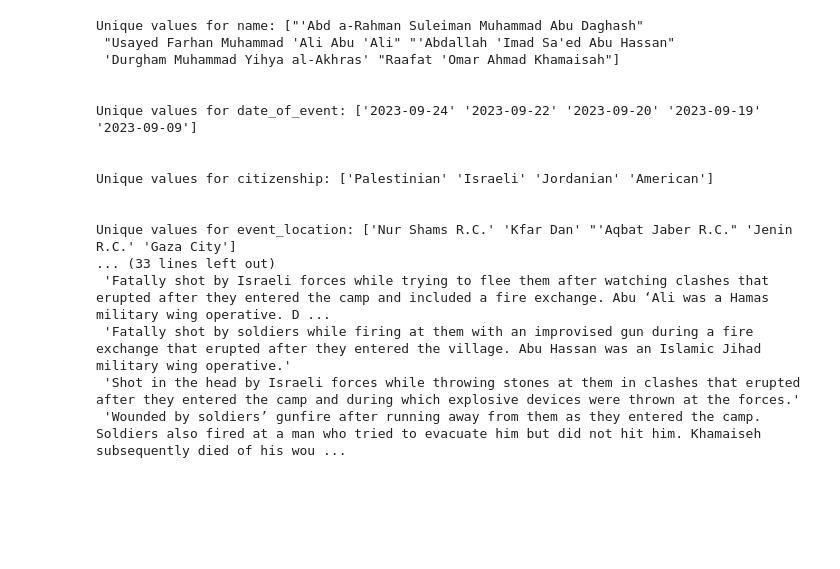
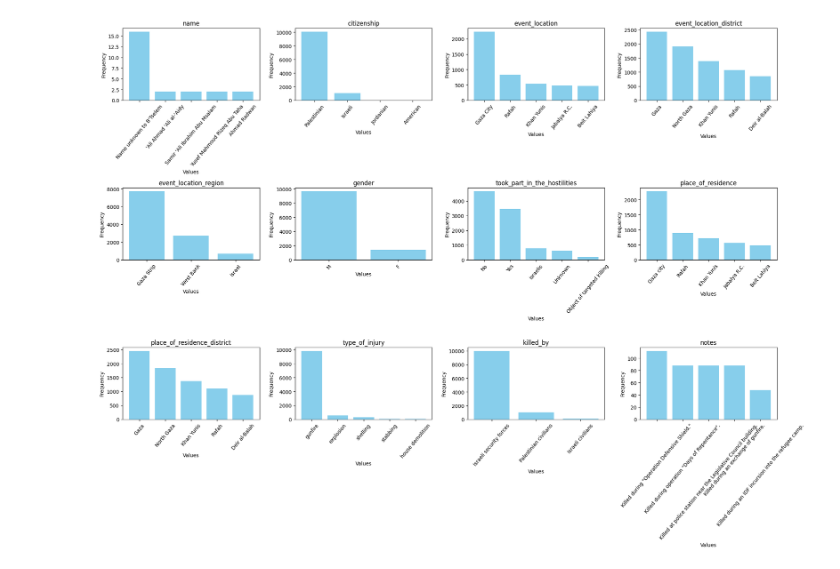
Before and after one commit to khuevo098/ProgrammingForDS-FinalProject, a Jupyter notebook: Source.ipynb, the cells around one changed output. Drawn from its saved outputs; the diff is of its cells as text; code cells hidden in the pictures; blank space fills up the shorter version.

```diff
--- a/Source.ipynb
+++ b/Source.ipynb
@@ -103,0 +134,4 @@ for column in numerical_columns:
+# %%
+# Convert 'date_of_event', 'date_of_death' columns to datetime type
+fatality_df['date_of_event'] = pd.to_datetime(fatality_df['date_of_event'])
+fatality_df['date_of_death'] = pd.to_datetime(fatality_df['date_of_death'])
@@ -103,0 +250,18 @@ for column in numerical_columns:
+# %%
+# Setting view
+pd.set_option('display.max_colwidth', 200) # For clearly
+pd.set_option('display.max_columns', None) # For clearly
+
+# Define cat_col_info_df
+cat_col_info_df = fatality_df.select_dtypes(include='object')
+
+# Define num values
+def num_diff_vals(series):
+    return len(series.dropna().unique())
+
+# Define distribution
+def distribution(series):
+    return series.dropna().value_counts().to_dict()
+
+cat_col_info_df = cat_col_info_df.agg([missing_ratio, num_diff_vals, distribution])
+cat_col_info_df
@@ -104,35 +300,26 @@ for column in numerical_columns:
+# %%
+# Visualize the 5 values with the highest frequency of each column
+fig, ax = plt.subplots(3, 4, figsize=(20,15))
+ax = ax.flatten()
+
+index = 0
+for column, data in cat_col_info_df.items():
+    values = data['distribution']
+    sorted_values = sorted(values.items(), key=lambda x: x[1], reverse=True)[:5]  # Get top 5 values
+
+    top_labels = [x[0] for x in sorted_values] # Get the label
+    top_counts = [x[1] for x in sorted_values] # Get the value
+
+    ax[index].bar(top_labels, top_counts, color='skyblue')
+    ax[index].set_title(f'{column}')
+    ax[index].set_xlabel('Values')
+    ax[index].set_ylabel('Frequency')
+    ax[index].set_xticks(range(len(top_labels)))  # Set custom x-ticks positions
+    ax[index].set_xticklabels(top_labels, rotation=50)  # Set custom x-tick labels with rotation
+    index += 1
+plt.tight_layout()
+plt.show()
+# %% [output]
+[figure, added]
 # %%
 # Abnormal?
-# %%
-# Selecting categorical columns
-categorical_columns = fatality_df.select_dtypes(include=['object']).columns
-
-# Calculate the percentage of missing values
-missing_percentage_categorical = fatality_df[categorical_columns].isnull().mean() * 100
-
-# Number of unique values in each categorical column
-num_unique_values =  fatality_df[categorical_columns].nunique()
-
-# Show a few unique values for each categorical column
-for column in categorical_columns:
-    unique_values = fatality_df[column].unique()[:5]
-    print(f"Unique values for {column}: {unique_values}")
-    print("\n")
-# %% [output]
-Unique values for name: ["'Abd a-Rahman Suleiman Muhammad Abu Daghash"
- "Usayed Farhan Muhammad 'Ali Abu 'Ali" "'Abdallah 'Imad Sa'ed Abu Hassan"
- 'Durgham Muhammad Yihya al-Akhras' "Raafat 'Omar Ahmad Khamaisah"]
-
-
-Unique values for date_of_event: ['2023-09-24' '2023-09-22' '2023-09-20' '2023-09-19' '2023-09-09']
-
-
-Unique values for citizenship: ['Palestinian' 'Israeli' 'Jordanian' 'American']
-
-
-Unique values for event_location: ['Nur Shams R.C.' 'Kfar Dan' "'Aqbat Jaber R.C." 'Jenin R.C.' 'Gaza City']
-... (33 lines left out)
- 'Fatally shot by Israeli forces while trying to flee them after watching clashes that erupted after they entered the camp and included a fire exchange. Abu ‘Ali was a Hamas military wing operative. D ...
- 'Fatally shot by soldiers while firing at them with an improvised gun during a fire exchange that erupted after they entered the village. Abu Hassan was an Islamic Jihad military wing operative.'
- 'Shot in the head by Israeli forces while throwing stones at them in clashes that erupted after they entered the camp and during which explosive devices were thrown at the forces.'
- 'Wounded by soldiers’ gunfire after running away from them as they entered the camp. Soldiers also fired at a man who tried to evacuate him but did not hit him. Khamaiseh subsequently died of his wou ...
```
Also changed, not shown: parts of 58 cells of this notebook.
